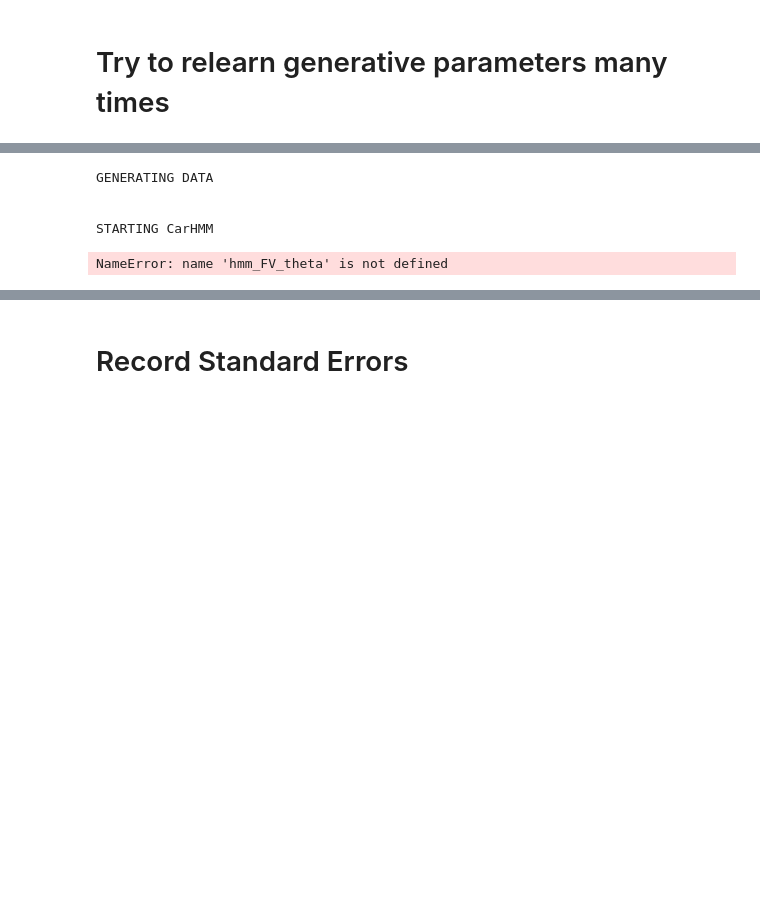
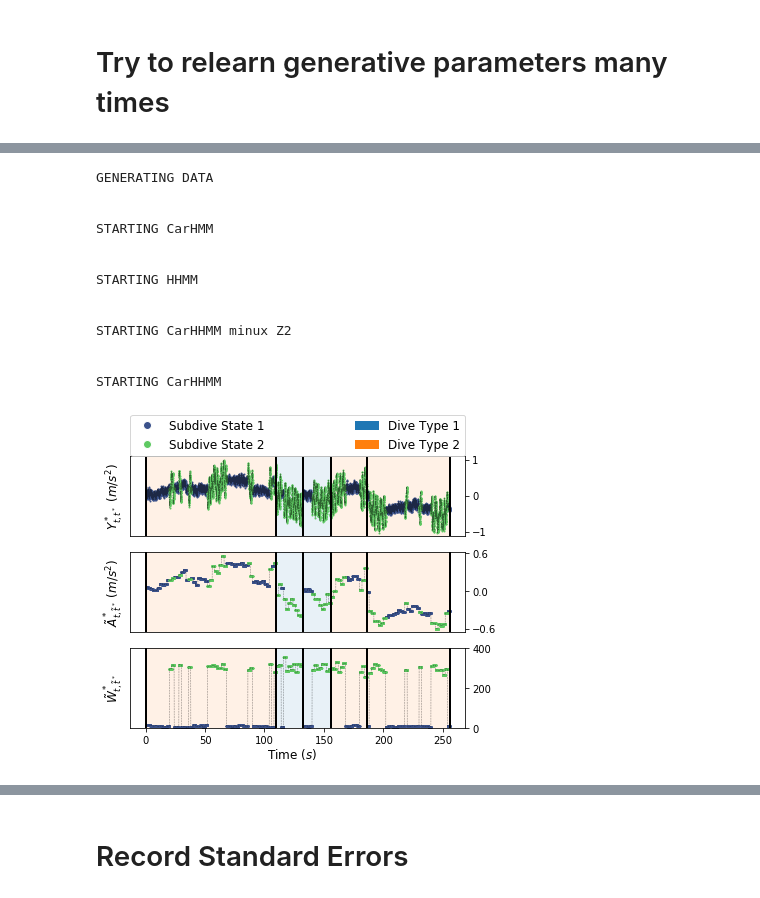
Before and after one commit to evsi8432/CarHHMM, a Jupyter notebook: Code/Simulation Study.ipynb, the cells around one changed output, grey strips where cells are left out. Saved outputs shown, nothing was run; the diff lists cells and outputs as text; code cells hidden in the pictures; blank space fills up the shorter version.

```diff
--- a/Code/Simulation Study.ipynb
+++ b/Code/Simulation Study.ipynb
@@ -249,6 +249,10 @@ print(np.sqrt(((FoVeDBA_sin_scale[:,0]**2)*np.sum(FoVeDBA_sin_shape[:,1:11],1)))
 # %% [markdown]
 # Find intial thetas for training
 # %%
+# set mean and variance
+FoVeDBA_mu = np.array([[23.34],[301.2]])
+FoVeDBA_sig = np.array([[12.95],[330.1]])
+
 ### CarHMM ###
 hmm_FV_theta = [{'dive_duration': {'mu': np.array([np.mean(dd_mu)]),
                                    'sig': np.array([np.sqrt(np.mean(dd_sig**2) + np.var(dd_mu))]),
@@ -372,6 +373,10 @@ hhmm_FV_uncorrs = []
 hhmm_FVs = []
 
 model = ''#'HHMM'
+
+# set mean and variance
+FoVeDBA_mu = np.array([[23.34],[301.2]])
+FoVeDBA_sig = np.array([[12.95],[330.1]])
 
 for dataset_num in [1]:
 
@@ -543,7 +548,15 @@ GENERATING DATA
 
 
 STARTING CarHMM
+
+
+STARTING HHMM
+
+
+STARTING CarHHMM minux Z2
+
+
+STARTING CarHHMM
-NameError: name 'hmm_FV_theta' is not defined
 # %%
 dive_colors = [cm.get_cmap('tab10')(i) for i in range(K0)]
 dive_legend = ['Dive Type %d' % (i+1) for i in range(K0)]
@@ -650,35 +663,37 @@ ax[2].yaxis.tick_right()
 
 plot_col('A',data,'subdive',1,ax[0],legend=True,size=12)
 #ax[0].set_title('Accelerometer Data, 5 Dives', fontsize = 10)
 ax[0].set_ylabel('$Y^*_{t,t^*}$ $(m/s^2)$', fontsize = 12)
 ax[0].set_yticks([-1.0,0,1.0])
 ax[0].set_xticks([])
 for item in ax[0].get_yticklabels():
     item.set_fontsize(10)
 
 plot_col('avg_A',data,'subdive',0,ax[1])
 ax[1].set_ylabel(r'$\tilde A^*_{t,\tilde t^*}$ $(m/s^2)$', fontsize = 12)
 ax[1].set_xticks([])
 ax[1].set_yticks([-0.6,0,0.6])
 for item in ax[1].get_yticklabels():
     item.set_fontsize(10)
 
 plot_col('FoVeDBA',data,'subdive',0,ax[2])
 ax[2].set_ylabel(r'$\tilde{W}^*_{t, \tilde{t}^*}$',fontsize = 12)
-ax[2].set_ylim([0,1000])
-ax[2].set_yticks([0,500,1000])
+ax[2].set_ylim([0,400])
+ax[2].set_yticks([0,200,400])
 for item in ax[2].get_xticklabels():
     item.set_fontsize(10)
 for item in ax[2].get_yticklabels():
     item.set_fontsize(10)
 
 fig.text(0.5, 0.04, 'Time ($s$)', ha='center',fontsize=12)
 
 #ax[0].set_rasterized(True)
 #ax[1].set_rasterized(True)
 #ax[2].set_rasterized(True)
 
 plt.savefig("../Plots/sim_data.png",dpi=600)
+# %% [output]
+[figure, added]
 # %%
 fig,ax = plt.subplots(5,1,figsize=(6,8),sharex=True)
 ax[0].yaxis.tick_right()
```
Also changed, not shown: parts of 12 cells of this notebook, 3 other files.
